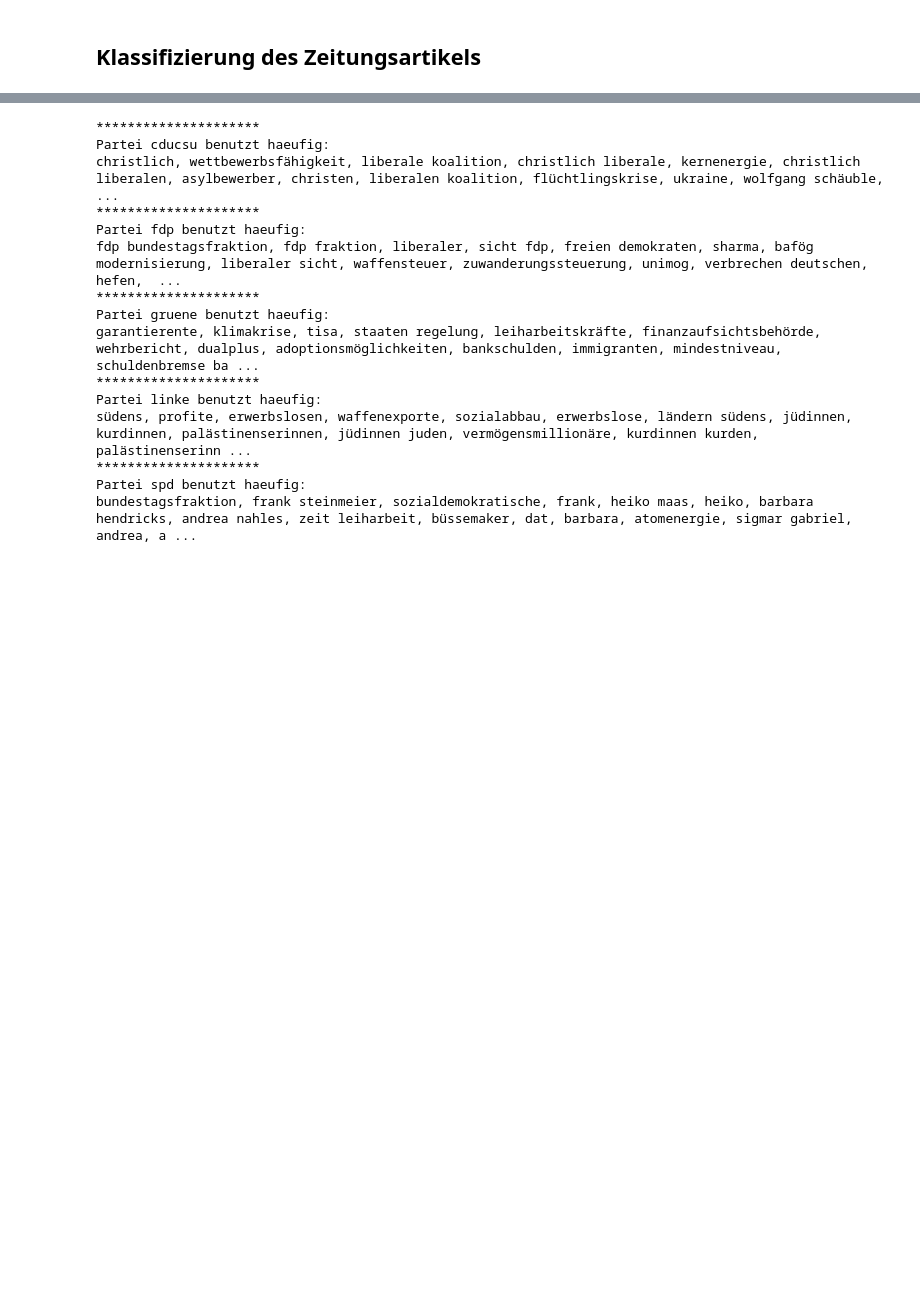
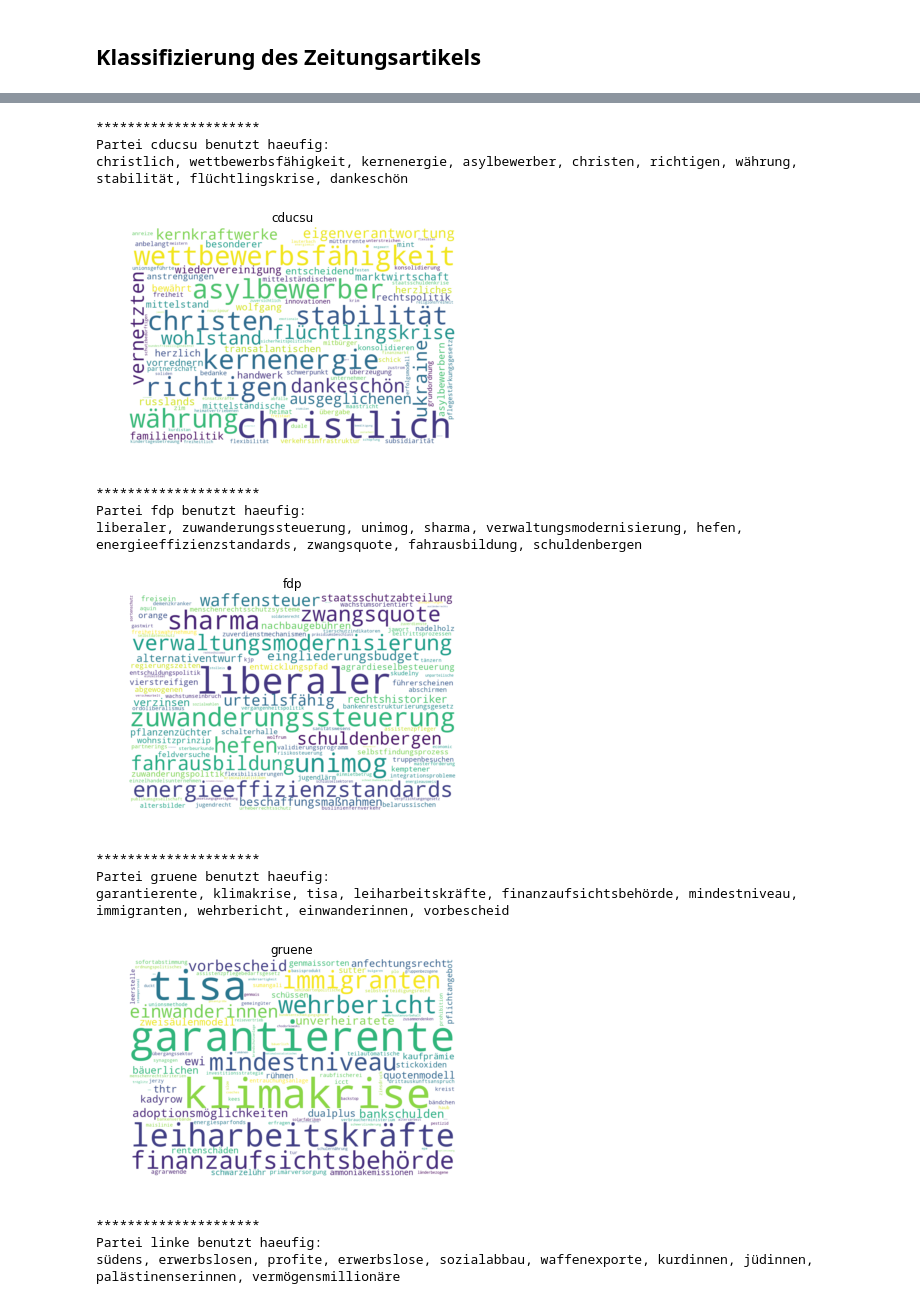
Before and after one commit to felixbiessmann/ml-schule, a Jupyter notebook: ml-schule.ipynb, the cells around one changed output, grey strips where cells are left out. Cells and saved outputs as stored; diff of their text form; code cells hidden in the pictures; blank space fills up the shorter version.

```diff
--- a/ml-schule.ipynb
+++ b/ml-schule.ipynb
@@ -218,24 +168,43 @@ Zeitungsartikel: Muss Deutschland jetzt Milliarden an Polen zahlen?
 # %%
+from wordcloud import WordCloud
+
+def generate_wordcloud(text, party):
+
+    # Generate a word cloud image
+    wordcloud = WordCloud(collocations=False,background_color='white',width=1200, height=800).generate(text)
+
+    # Display the generated image:
+    # the matplotlib way:
+    import matplotlib.pyplot as plt
+    plt.imshow(wordcloud, interpolation='bilinear')
+    plt.title(party)
+    plt.axis("off")
+    plt.show()
+
+
+# anzahl der top woerter pro partei:
+top_what = 100
 bow_vectors = clf.best_estimator_.steps[0][1].transform(df.text)
 idx2words = {k:v for v,k in clf.best_estimator_.steps[0][1].vocabulary_.items()}
 for party in np.unique(df['partei']):
     this_party = (df['partei'] == party).values * 2 - 1
     word_covariance = bow_vectors.T.dot(this_party).argsort()
-    top_words = [idx2words[widx] for widx in word_covariance[-20:][::-1]]
-    print("*********************\nPartei {} benutzt haeufig:\n{}".format(party, ", ".join(top_words)))
+    top_words = [idx2words[widx] for widx in word_covariance[-top_what:][::-1]]
+    print("*********************\nPartei {} benutzt haeufig:\n{}".format(party, ", ".join(top_words[:10])))
+    generate_wordcloud(" ".join([" ".join([w]*c) for w,c in zip(top_words, range(top_what,0,-1))]), party)
 # %% [output]
 *********************
 Partei cducsu benutzt haeufig:
-christlich, wettbewerbsfähigkeit, liberale koalition, christlich liberale, kernenergie, christlich liberalen, asylbewerber, christen, liberalen koalition, flüchtlingskrise, ukraine, wolfgang schäuble, ...
-*********************
-Partei fdp benutzt haeufig:
-fdp bundestagsfraktion, fdp fraktion, liberaler, sicht fdp, freien demokraten, sharma, bafög modernisierung, liberaler sicht, waffensteuer, zuwanderungssteuerung, unimog, verbrechen deutschen, hefen,  ...
-*********************
-Partei gruene benutzt haeufig:
-garantierente, klimakrise, tisa, staaten regelung, leiharbeitskräfte, finanzaufsichtsbehörde, wehrbericht, dualplus, adoptionsmöglichkeiten, bankschulden, immigranten, mindestniveau, schuldenbremse ba ...
-*********************
-Partei linke benutzt haeufig:
-südens, profite, erwerbslosen, waffenexporte, sozialabbau, erwerbslose, ländern südens, jüdinnen, kurdinnen, palästinenserinnen, jüdinnen juden, vermögensmillionäre, kurdinnen kurden, palästinenserinn ...
-*********************
-Partei spd benutzt haeufig:
-bundestagsfraktion, frank steinmeier, sozialdemokratische, frank, heiko maas, heiko, barbara hendricks, andrea nahles, zeit leiharbeit, büssemaker, dat, barbara, atomenergie, sigmar gabriel, andrea, a ...
+christlich, wettbewerbsfähigkeit, kernenergie, asylbewerber, christen, richtigen, währung, stabilität, flüchtlingskrise, dankeschön
+[figure, added]
+*********************
+Partei fdp benutzt haeufig:
+liberaler, zuwanderungssteuerung, unimog, sharma, verwaltungsmodernisierung, hefen, energieeffizienzstandards, zwangsquote, fahrausbildung, schuldenbergen
+[figure, added]
+*********************
+Partei gruene benutzt haeufig:
+garantierente, klimakrise, tisa, leiharbeitskräfte, finanzaufsichtsbehörde, mindestniveau, immigranten, wehrbericht, einwanderinnen, vorbescheid
+[figure, added]
+*********************
+Partei linke benutzt haeufig:
+südens, erwerbslosen, profite, erwerbslose, sozialabbau, waffenexporte, kurdinnen, jüdinnen, palästinenserinnen, vermögensmillionäre
```
Also changed, not shown: parts of 19 cells of this notebook, 2 other files.
